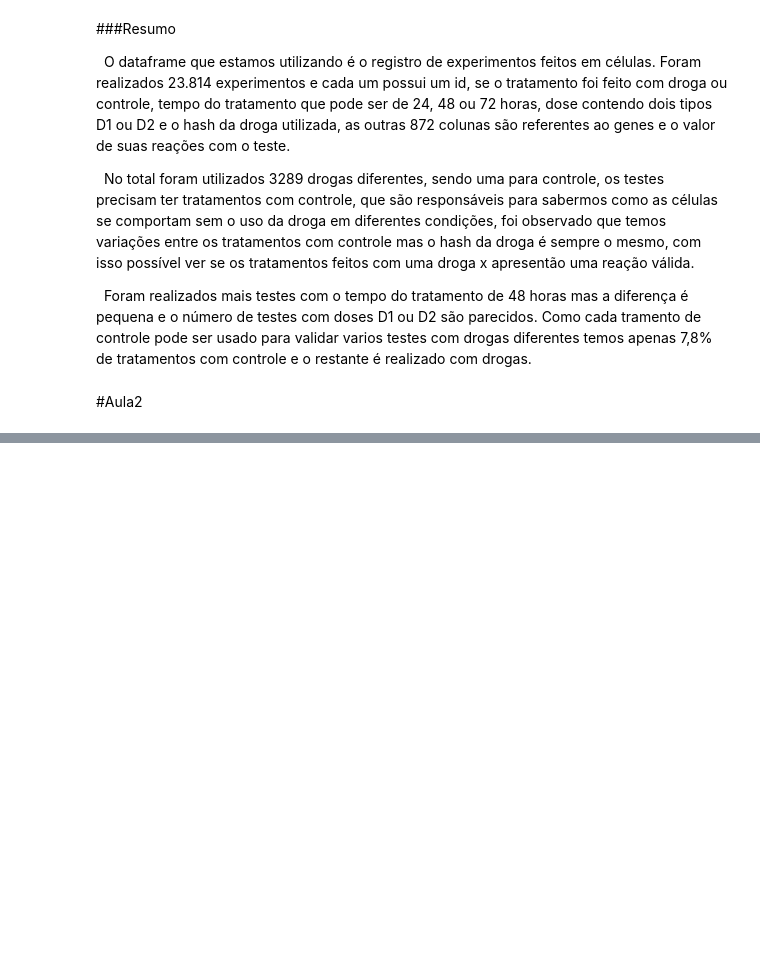
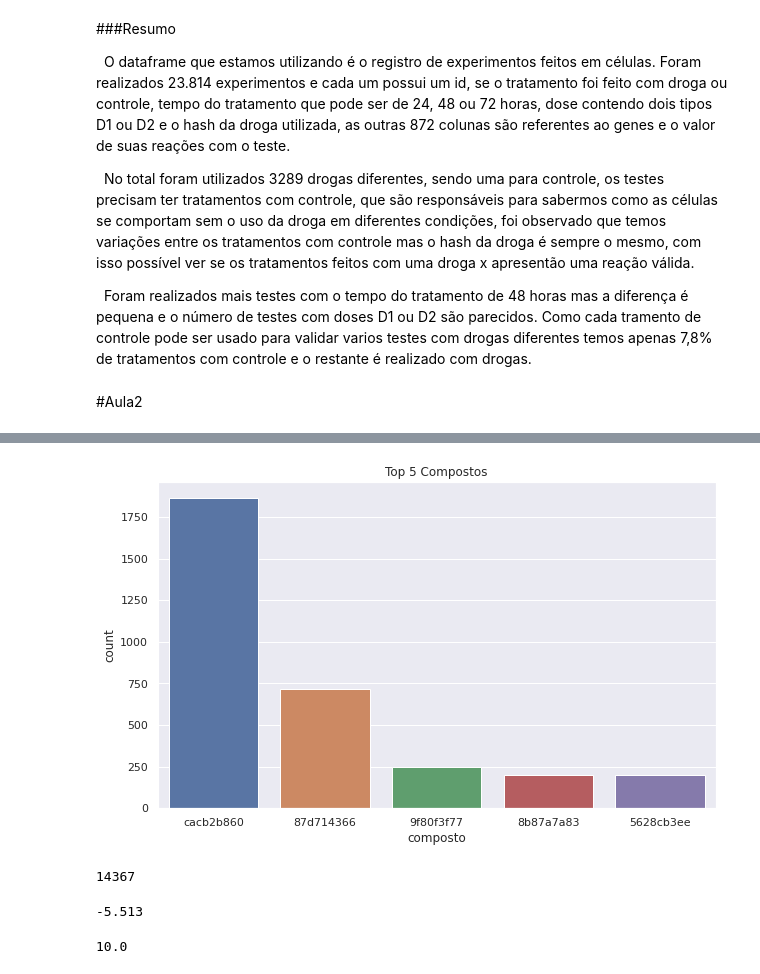
Before and after one commit to guidsantos/ImersaoDadosAlura, a Jupyter notebook: Imersão_de_Dados_Alura_01.ipynb, the cells around one changed output, grey strips where cells are left out. Saved outputs shown, nothing was run; the diff lists cells and outputs as text; code cells hidden in the pictures; blank space fills up the shorter version.

```diff
--- a/Imersão_de_Dados_Alura_01.ipynb
+++ b/Imersão_de_Dados_Alura_01.ipynb
@@ -222,6 +222,8 @@ dados.query('tratamento == "com_controle"').head()
 5 rows × 877 columns
 # %% [markdown]
 ##Desafio 06: Renomear as colunas tirando o hífen.
+# %%
+colunas = dados.columns
 # %%
 colunas_com_hifen = dados.columns
 colunas_sem_hifen = []
@@ -301,0 +298,6 @@ Foram realizados mais testes com o tempo do tratamento de 48 horas mas a diferen
+# %%
+import seaborn as sns
+sns.set()
+# %%
+mapa = {'droga':'composto'}
+dados.rename(columns=mapa, inplace=True)
@@ -301,0 +314,2 @@ Foram realizados mais testes com o tempo do tratamento de 48 horas mas a diferen
+# %%
+cod_compostos = dados['composto'].value_counts().index[0:5]
@@ -301,0 +336,19 @@ Foram realizados mais testes com o tempo do tratamento de 48 horas mas a diferen
+# %%
+plt.figure(figsize=(10, 6))
+ax = sns.countplot(data=dados.query('composto in @cod_compostos'), x='composto', order=cod_compostos)
+ax.set_title('Top 5 Compostos')
+plt.show()
+# %% [output]
+[figure, added]
+# %%
+len(dados['g0'].unique())
+# %% [output]
+14367
+# %%
+dados['g0'].min()
+# %% [output]
+-5.513
+# %%
+dados['g0'].max()
+# %% [output]
+10.0
```
Also changed, not shown: parts of 37 cells of this notebook.
